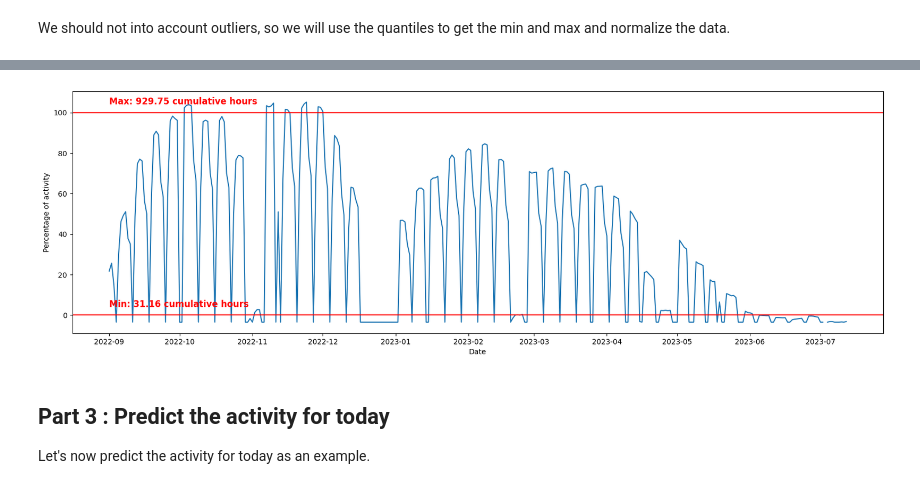
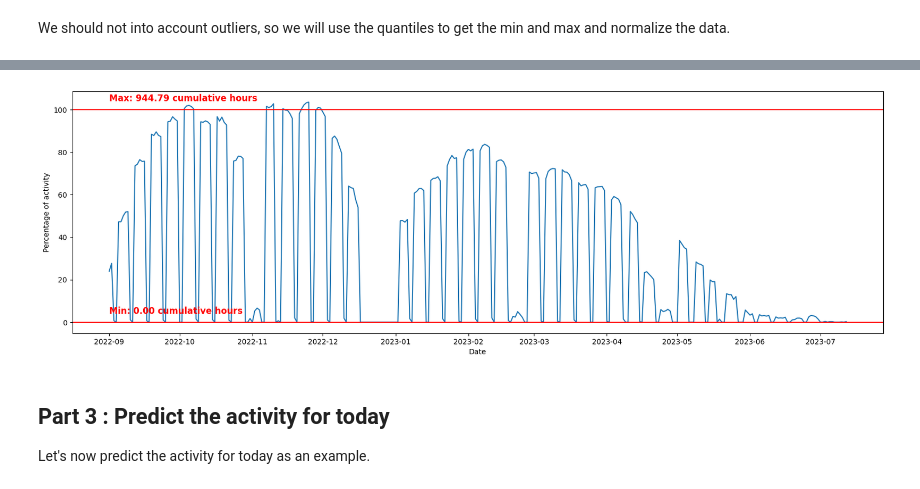
Before and after one commit to CodyAdam/data-engineering, a Jupyter notebook: Project/main.ipynb, the cells around one changed output, grey strips where cells are left out. Drawn from its saved outputs; the diff is of its cells as text; code cells hidden in the pictures.

```diff
--- a/Project/main.ipynb
+++ b/Project/main.ipynb
@@ -368,7 +368,7 @@ Text(0.5, 0, 'Date')
 With the rolling mean, we can smooth the data by taking the mean of neighboring days.
 The problem we see above is that the weekends have too much weight in the mean, so we will not take them into account.
 # %%
-TRESHOLD = 3
+TRESHOLD = max(y) * .1  # in percentage
 
 y_rolling = y.copy()
 
@@ -377,7 +377,7 @@ for i in range(SLIDING_WINDOW_SIZE//2 , len(y) - SLIDING_WINDOW_SIZE//2):
     if y[i] < TRESHOLD:
         continue
     values = y[i-SLIDING_WINDOW_SIZE//2:i+SLIDING_WINDOW_SIZE//2]
-    # filter out values under the treshold
+    # filter out values under the TRESHOLD
     values = values[values > TRESHOLD]
     y_rolling[i] = values.mean()
 
@@ -406,7 +406,7 @@ We should not into account outliers, so we will use the quantiles to get the min
 # make the y into a percentage
 
 # quantile normalization with treshold
-min_y = y_rolling[y_rolling > TRESHOLD].quantile(0.1)
+min_y = 0
 max_y = y_rolling.quantile(0.95)
 y_norm = 100 * (y_rolling - min_y) / (max_y - min_y)
 
@@ -430,4 +430,4 @@ Text(2022-09-01 00:00:00, 4, 'Min: 31.16 cumulative hours')
-[figure, old version]
+[figure, new version]
 # %% [markdown]
 ## Part 3 : Predict the activity for today
 
```
Also changed, not shown: parts of 6 cells of this notebook.
